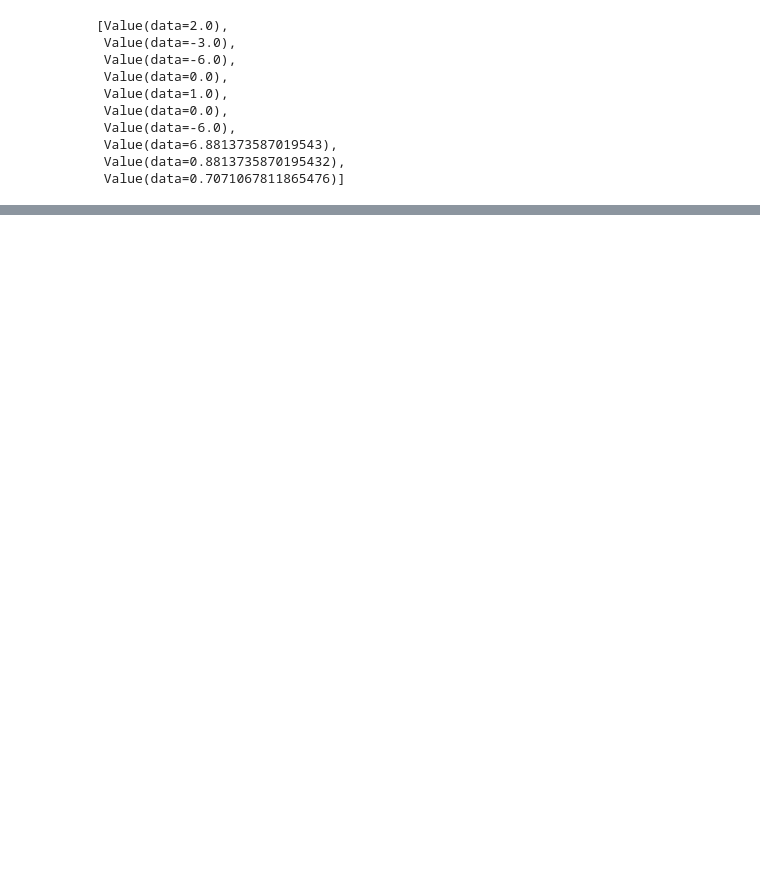
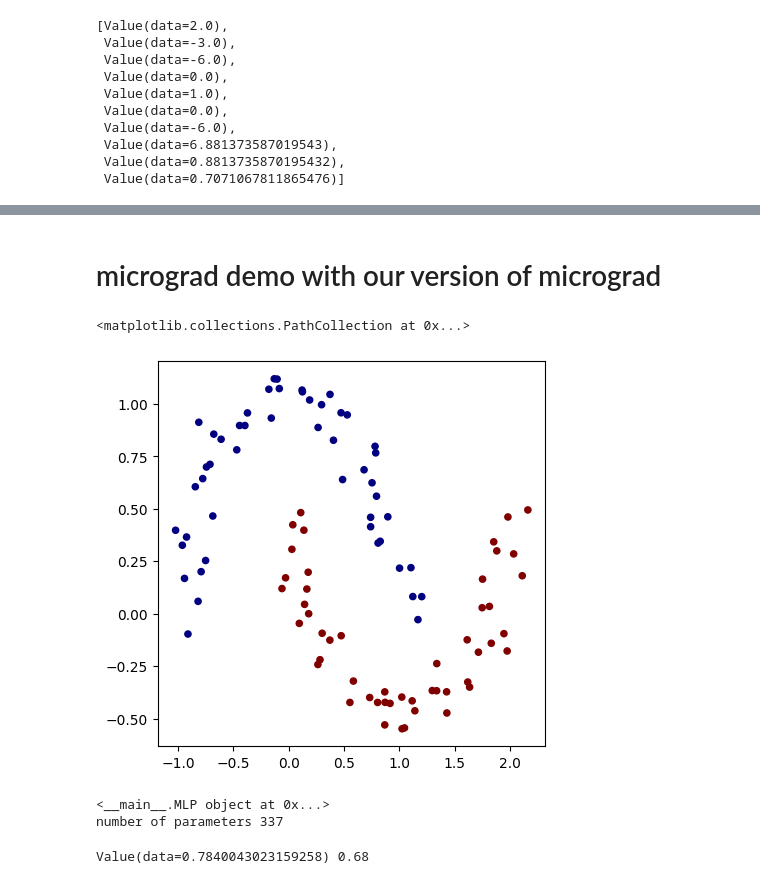
Before and after one commit to aughey/karpathy_walkthrough, a Jupyter notebook: microcrad.ipynb, the cells around one changed output, grey strips where cells are left out. Cells and saved outputs as stored; diff of their text form; code cells hidden in the pictures; blank space fills up the shorter version.

```diff
--- a/microcrad.ipynb
+++ b/microcrad.ipynb
@@ -268,0 +369,58 @@ result
+# %% [markdown]
+# micrograd demo with our version of micrograd
+# %%
+import sklearn
+
+np.random.seed(1337)
+random.seed(1337)
+# make up a dataset
+
+from sklearn.datasets import make_moons, make_blobs
+X, y = make_moons(n_samples=100, noise=0.1)
+
+y = y*2 - 1 # make y be -1 or 1
+# visualize in 2D
+plt.figure(figsize=(5,5))
+plt.scatter(X[:,0], X[:,1], c=y, s=20, cmap='jet')
+# %% [output]
+<matplotlib.collections.PathCollection at 0x...>
+[figure, added]
+# %%
+# initialize a model
+model = MLP(2, [16, 16, 1]) # 2-layer neural network
+print(model)
+print("number of parameters", len(model.parameters()))
+# %% [output]
+<__main__.MLP object at 0x...>
+number of parameters 337
+# %%
+# loss function
+def loss(batch_size=None):
+
+    # inline DataLoader :)
+    if batch_size is None:
+        Xb, yb = X, y
+    else:
+        ri = np.random.permutation(X.shape[0])[:batch_size]
+        Xb, yb = X[ri], y[ri]
+    inputs = [list(map(Value, xrow)) for xrow in Xb]
+
+    # forward the model to get scores
+    scores = list(map(model, inputs))
+
+    # svm "max-margin" loss
+    losses = [(1 + -yi*scorei).relu() for yi, scorei in zip(yb, scores)]
+    data_loss = sum(losses) * (1.0 / len(losses))
+    # L2 regularization
+    alpha = 1e-4
+    reg_loss = alpha * sum((p*p for p in model.parameters()))
+    total_loss = data_loss + reg_loss
+
+    # also get accuracy
+    accuracy = [(yi > 0) == (scorei.data > 0) for yi, scorei in zip(yb, scores)]
+    return total_loss, sum(accuracy) / len(accuracy)
+
+total_loss, acc = loss()
+print(total_loss, acc)
+# %% [output]
+Value(data=0.7840043023159258) 0.68
```
Also changed, not shown: parts of 10 cells of this notebook.
